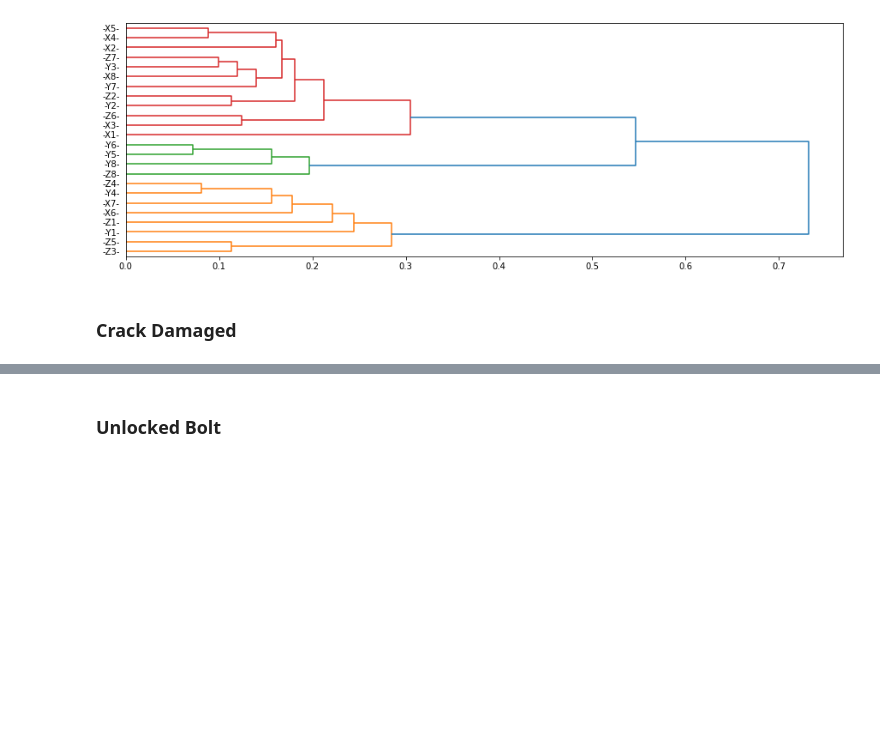
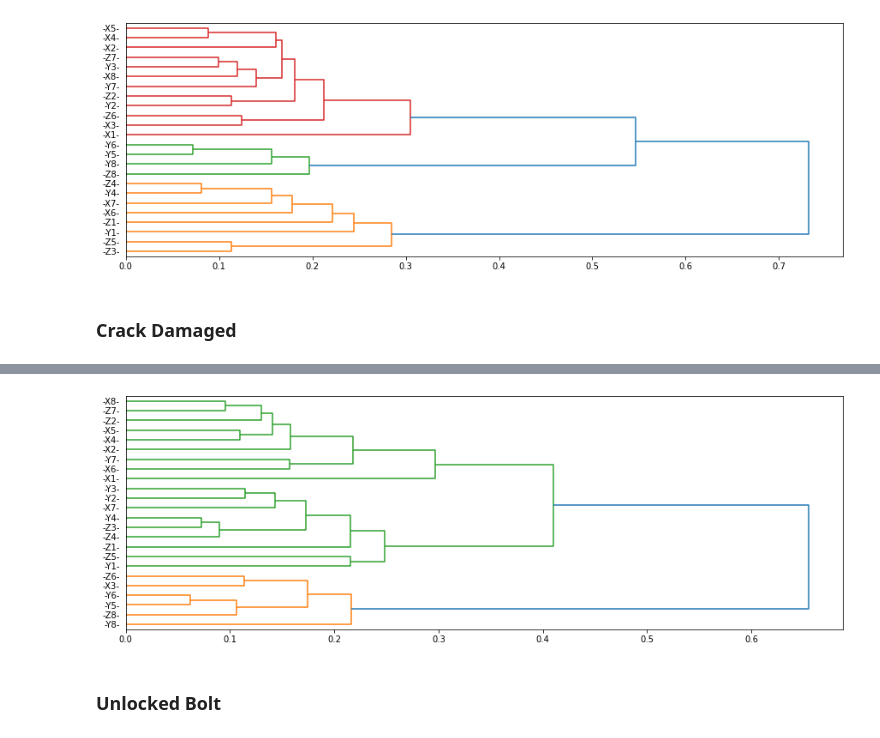
Before and after one commit to felgcoll/Exploratoria_Datase_turbinas, a Jupyter notebook: Dendograma.ipynb, the cells around one changed output, grey strips where cells are left out. Cells and saved outputs as stored; diff of their text form; code cells hidden in the pictures; blank space fills up the shorter version.

```diff
--- a/Dendograma.ipynb
+++ b/Dendograma.ipynb
@@ -61,3 +61,7 @@ dn = dendrogram(Z, labels = hb.index ,orientation='right')
 [figure]
 # %% [markdown]
 ### Crack Damaged
+# %%
+hb = pd.read_csv('/home/bryan/Escritorio/Paper/Prueba1/CDB.csv').iloc[:,1:]
+hb = hb.transpose()
+hb.head()
@@ -64,2 +76,8 @@ dn = dendrogram(Z, labels = hb.index ,orientation='right')
+# %%
+Z = linkage(hb, 'ward')
+plt.figure(figsize=(15, 5))
+dn = dendrogram(Z, labels = hb.index ,orientation='right')
+# %% [output]
+[figure, added]
 # %% [markdown]
 ### Unlocked Bolt
```
Also changed, not shown: parts of 3 cells of this notebook.
